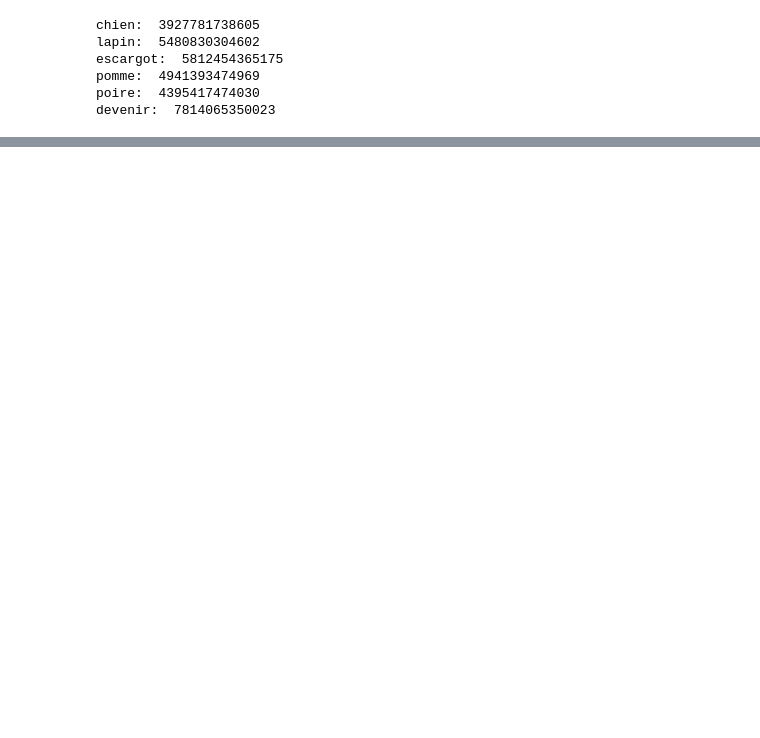
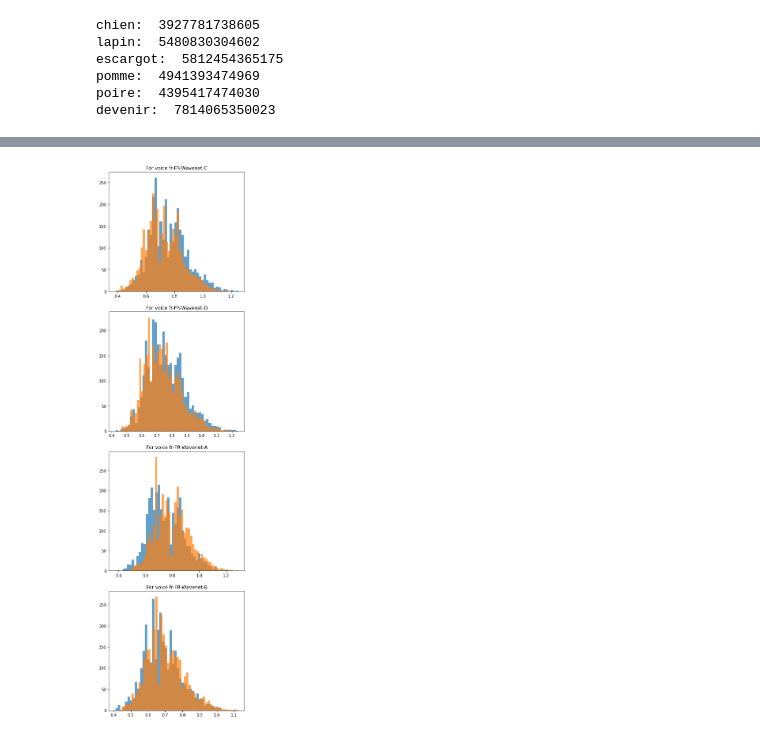
Before and after one commit to MarvinLvn/paraphone, a Jupyter notebook: notebooks/synth_investigations.ipynb, the cells around one changed output, grey strips where cells are left out. Drawn from its saved outputs; the diff is of its cells as text; code cells hidden in the pictures; blank space fills up the shorter version.

```diff
--- a/notebooks/synth_investigations.ipynb
+++ b/notebooks/synth_investigations.ipynb
@@ -96,0 +132,18 @@ array.array
+# %%
+import matplotlib.pyplot as plt
+from matplotlib.axes import Axes
+
+
+fig, axs = plt.subplots(len(all_voices), 1)
+fig.set_figheight(20)
+fig.tight_layout(pad=3.0)
+
+for (voice_id, dur_dict), ax in zip(synthed_audio_durations_nocuts.items(), axs):
+    ax: Axes
+    ax.hist([durs.text for _, durs in dur_dict.items()], bins=50, alpha=0.7)
+    ax.hist([durs.phonetic_true for _, durs in dur_dict.items()], bins=50, alpha=0.7)
+    ax.set_title(f"For voice {voice_id}")
+
+plt.savefig("plots/duration_distrib_no_cuts.png")
+# %% [output]
+[figure, added]
```
Also changed, not shown: parts of 6 cells of this notebook, 3 other files.
